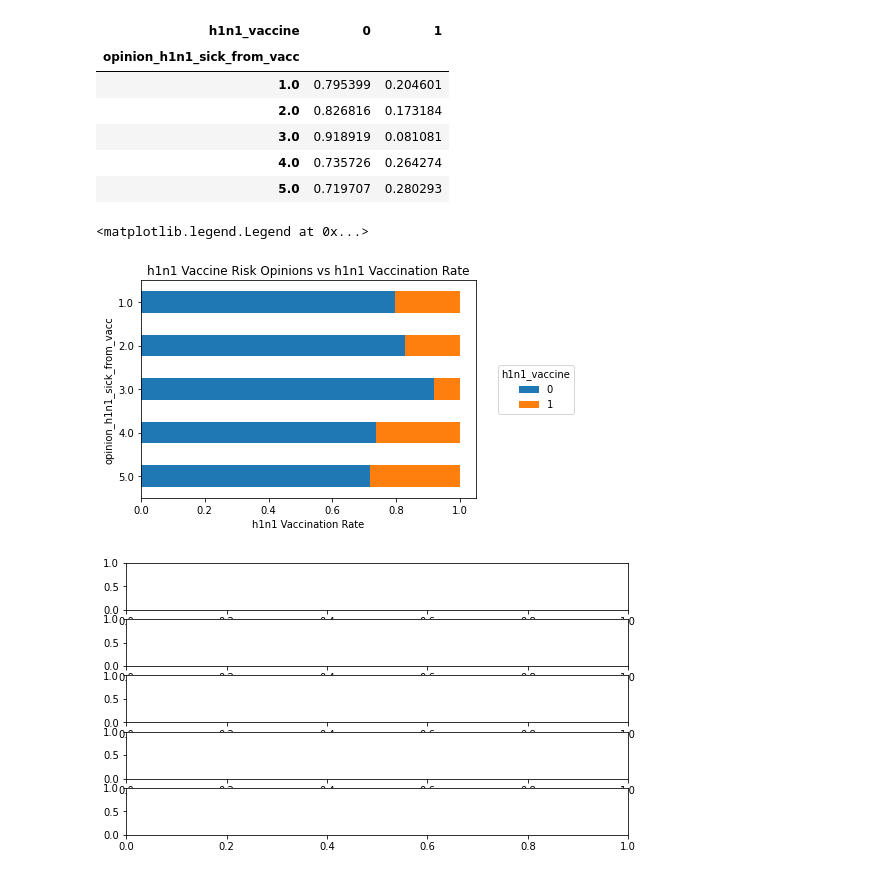
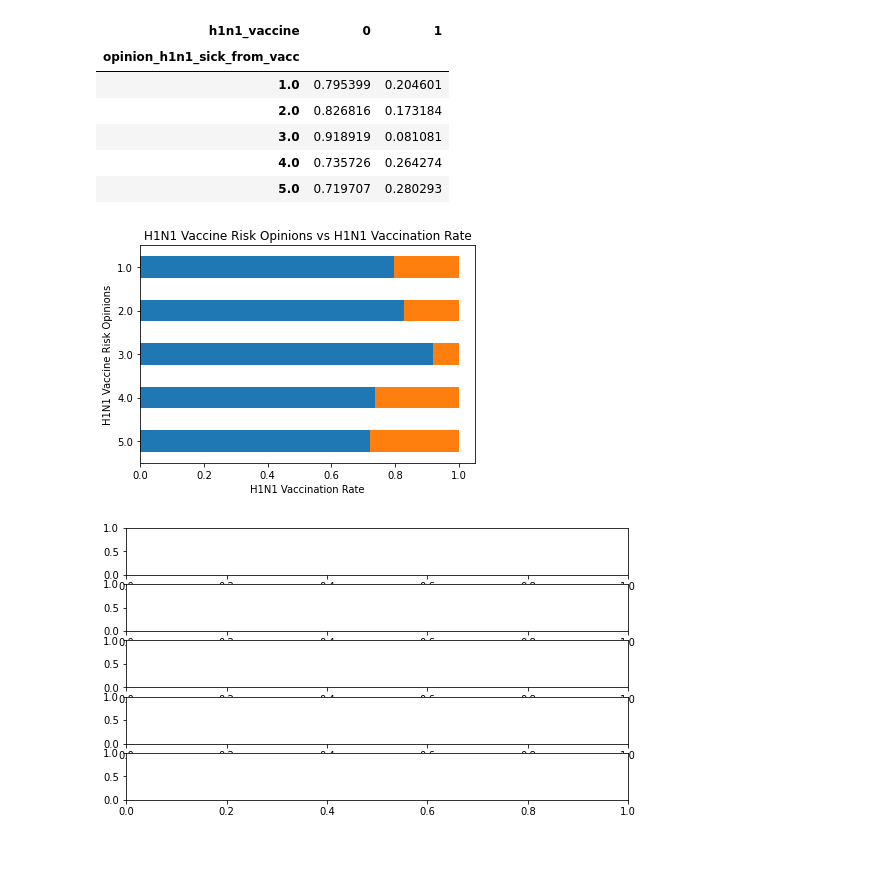
Before and after one commit to henryshin15/Phase_3_Project, a Jupyter notebook: Henry_notebook.ipynb, the cells around one changed output. Drawn from its saved outputs; the diff is of its cells as text; code cells hidden in the pictures.

```diff
--- a/Henry_notebook.ipynb
+++ b/Henry_notebook.ipynb
@@ -585,16 +615,17 @@ opinion_h1n1_sicks_from_vacc_props
 # %%
 ax = opinion_h1n1_sicks_from_vacc_props.plot.barh(stacked=True)
 ax.invert_yaxis()
-ax.set_title("h1n1 Vaccine Risk Opinions vs h1n1 Vaccination Rate")
-ax.set_xlabel("h1n1 Vaccination Rate")
+ax.set_title("H1N1 Vaccine Risk Opinions vs H1N1 Vaccination Rate")
+ax.set_xlabel("H1N1 Vaccination Rate")
+ax.set_ylabel("H1N1 Vaccine Risk Opinions")
 ax.legend(
     loc='center left',
     bbox_to_anchor=(1.05, 0.5),
     title='h1n1_vaccine'
 )
+ax.legend_.remove()
 # %% [output]
-<matplotlib.legend.Legend at 0x...>
-[figure, old version]
+[figure, new version]
 # %%
 #Will most likely graph one by one. the fancy function. But will still try the fancy function.
 
```
Also changed, not shown: parts of 4 cells of this notebook.
